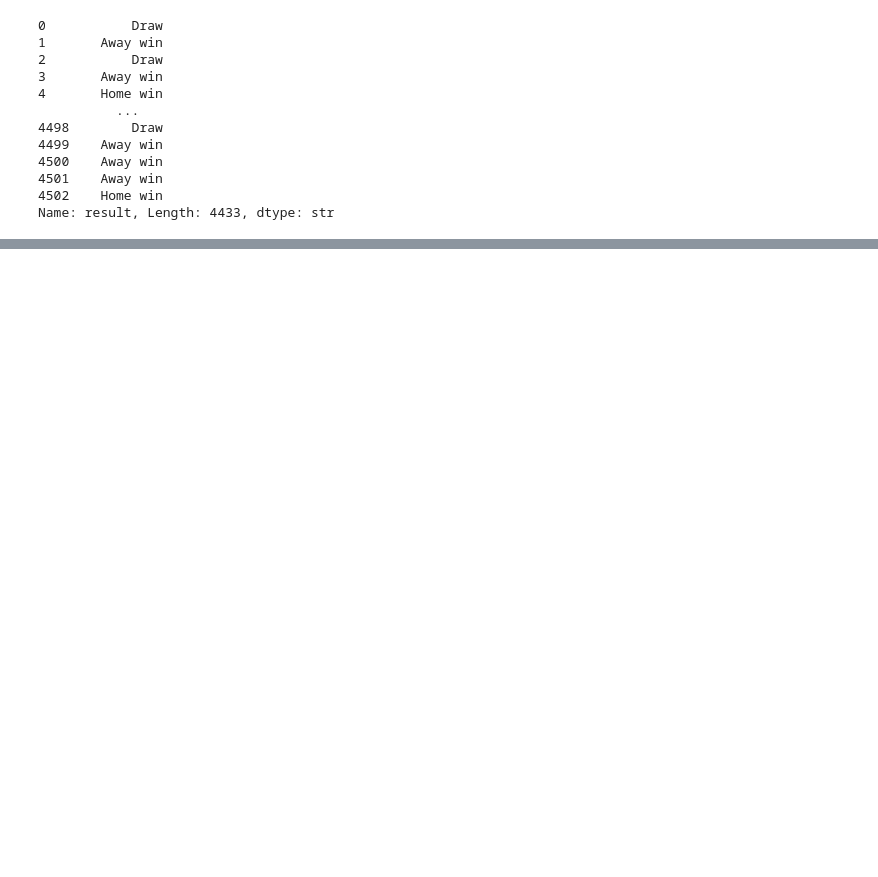
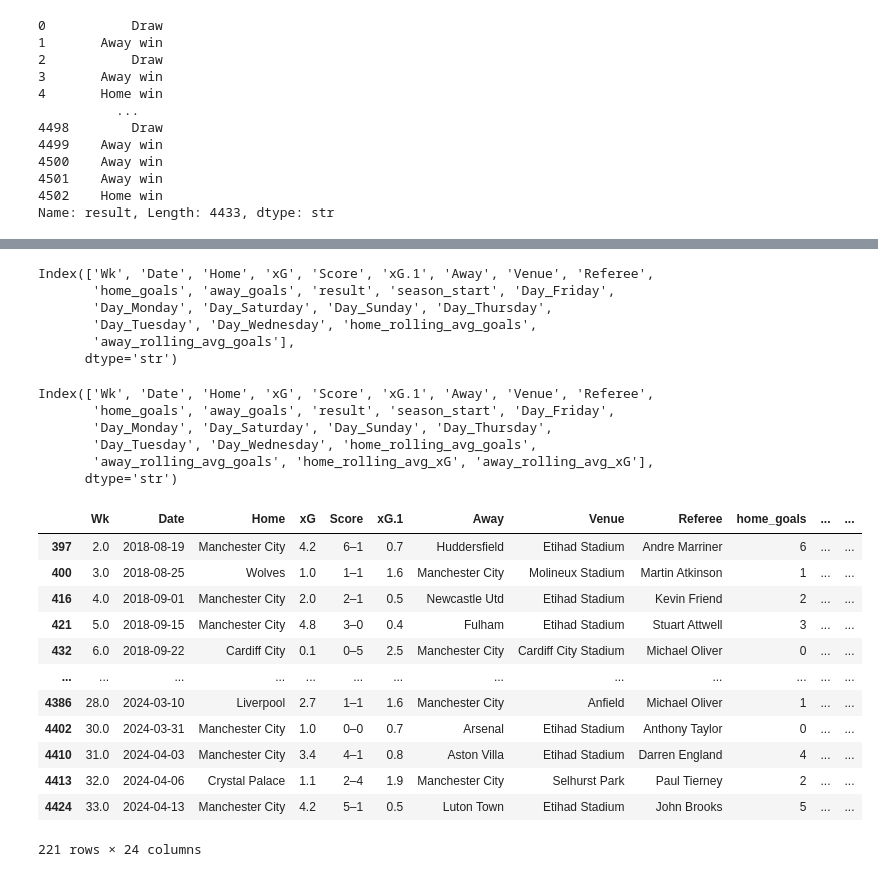
Before and after one commit to pawan-rai02/Football-Analytics, a Jupyter notebook: 08-projects/02-project/p2.ipynb, the cells around one changed output, grey strips where cells are left out. Saved outputs shown, nothing was run; the diff lists cells and outputs as text; code cells hidden in the pictures; blank space fills up the shorter version.

```diff
--- a/08-projects/02-project/p2.ipynb
+++ b/08-projects/02-project/p2.ipynb
@@ -133,3 +133,5 @@ df.head()
 | 2 | 1.0 | Saturday | 2018-08-18 | Celta Vigo | 0.6 | 1–1 | 0.6 | Espanyol | Estadio de Balaídos | Santiago Jaime | 1 | ... |
 | 3 | 1.0 | Saturday | 2018-08-18 | Villarreal | 1.6 | 1–2 | 0.7 | Real Sociedad | Estadio de la Cerámica | Mario Melero | 1 | ... |
 | 4 | 1.0 | Saturday | 2018-08-18 | Barcelona | 3.2 | 3–0 | 0.3 | Alavés | Camp Nou | José Sánchez | 3 | ... |
+# %%
+df = pd.get_dummies(df, columns= ['Day'])
@@ -135,0 +147,2 @@ df.head()
+# %%
+df.reset_index(drop = True, inplace= True)
@@ -135,0 +195,73 @@ df.head()
+# %%
+df.columns
+# %% [output]
+Index(['Wk', 'Date', 'Home', 'xG', 'Score', 'xG.1', 'Away', 'Venue', 'Referee',
+       'home_goals', 'away_goals', 'result', 'season_start', 'Day_Friday',
+       'Day_Monday', 'Day_Saturday', 'Day_Sunday', 'Day_Thursday',
+       'Day_Tuesday', 'Day_Wednesday', 'home_rolling_avg_goals',
+       'away_rolling_avg_goals'],
+      dtype='str')
+# %%
+for x in df.Home.unique():
+
+    temp_df = df[(df['Home'] == x) | (df['Away'] == x)]
+
+    temp_df = temp_df.sort_values(['Date'])
+
+    temp_df['xG_value_to_calc'] = temp_df.apply(lambda y : y['xG'] if y['Home'] == x else y['xG.1'], axis= 1)
+
+    temp_df['rolling_avg_xG'] = temp_df['xG_value_to_calc'].rolling(window= 5, closed= 'left', min_periods= 1).mean()
+
+    for index, row in temp_df.iterrows():
+        if row['Home'] == x:
+            df['home_rolling_avg_xG'] = pd.NA
+            df['away_rolling_avg_xG'] = pd.NA
+
+            for x in df.Home.unique():
+                temp_df = df[(df['Home'] == x) | (df['Away'] == x)]
+                temp_df = temp_df.sort_values(['Date'])
+
+                temp_df['xG_value_to_calc'] = temp_df.apply(
+                    lambda y: y['xG'] if y['Home'] == x else y['xG.1'],
+                    axis=1
+                )
+                temp_df['rolling_avg_xG'] = temp_df['xG_value_to_calc'].rolling(
+                    window=5, closed='left', min_periods=1
+                ).mean()
+
+                for index, row in temp_df.iterrows():
+                    if row['Home'] == x:
+                        df.at[index, 'home_rolling_avg_xG'] = row['rolling_avg_xG']
+                    else:
+                        df.at[index, 'away_rolling_avg_xG'] = row['rolling_avg_xG']
+
+        else:
+            df.at[index, 'away_rolling_avg_xG'] == row['rolling_avg_xG']
+# %%
+df.columns
+# %% [output]
+Index(['Wk', 'Date', 'Home', 'xG', 'Score', 'xG.1', 'Away', 'Venue', 'Referee',
+       'home_goals', 'away_goals', 'result', 'season_start', 'Day_Friday',
+       'Day_Monday', 'Day_Saturday', 'Day_Sunday', 'Day_Thursday',
+       'Day_Tuesday', 'Day_Wednesday', 'home_rolling_avg_goals',
+       'away_rolling_avg_goals', 'home_rolling_avg_xG', 'away_rolling_avg_xG'],
+      dtype='str')
+# %%
+df = df.dropna(subset= ['home_rolling_avg_goals',
+       'away_rolling_avg_goals', 'home_rolling_avg_xG', 'away_rolling_avg_xG'])
+# %%
+df[(df['Home'] == 'Manchester City') | (df['Away'] == 'Manchester City')]
+# %% [output]
+|  | Wk | Date | Home | xG | Score | xG.1 | Away | Venue | Referee | home_goals | ... | ... |
+| 397 | 2.0 | 2018-08-19 | Manchester City | 4.2 | 6–1 | 0.7 | Huddersfield | Etihad Stadium | Andre Marriner | 6 | ... | ... |
+| 400 | 3.0 | 2018-08-25 | Wolves | 1.0 | 1–1 | 1.6 | Manchester City | Molineux Stadium | Martin Atkinson | 1 | ... | ... |
+| 416 | 4.0 | 2018-09-01 | Manchester City | 2.0 | 2–1 | 0.5 | Newcastle Utd | Etihad Stadium | Kevin Friend | 2 | ... | ... |
+| 421 | 5.0 | 2018-09-15 | Manchester City | 4.8 | 3–0 | 0.4 | Fulham | Etihad Stadium | Stuart Attwell | 3 | ... | ... |
+| 432 | 6.0 | 2018-09-22 | Cardiff City | 0.1 | 0–5 | 2.5 | Manchester City | Cardiff City Stadium | Michael Oliver | 0 | ... | ... |
+| ... | ... | ... | ... | ... | ... | ... | ... | ... | ... | ... | ... | ... |
+| 4386 | 28.0 | 2024-03-10 | Liverpool | 2.7 | 1–1 | 1.6 | Manchester City | Anfield | Michael Oliver | 1 | ... | ... |
+| 4402 | 30.0 | 2024-03-31 | Manchester City | 1.0 | 0–0 | 0.7 | Arsenal | Etihad Stadium | Anthony Taylor | 0 | ... | ... |
+| 4410 | 31.0 | 2024-04-03 | Manchester City | 3.4 | 4–1 | 0.8 | Aston Villa | Etihad Stadium | Darren England | 4 | ... | ... |
+| 4413 | 32.0 | 2024-04-06 | Crystal Palace | 1.1 | 2–4 | 1.9 | Manchester City | Selhurst Park | Paul Tierney | 2 | ... | ... |
+| 4424 | 33.0 | 2024-04-13 | Manchester City | 4.2 | 5–1 | 0.5 | Luton Town | Etihad Stadium | John Brooks | 5 | ... | ... |
+221 rows × 24 columns
```
Also changed, not shown: parts of 3 cells of this notebook.
